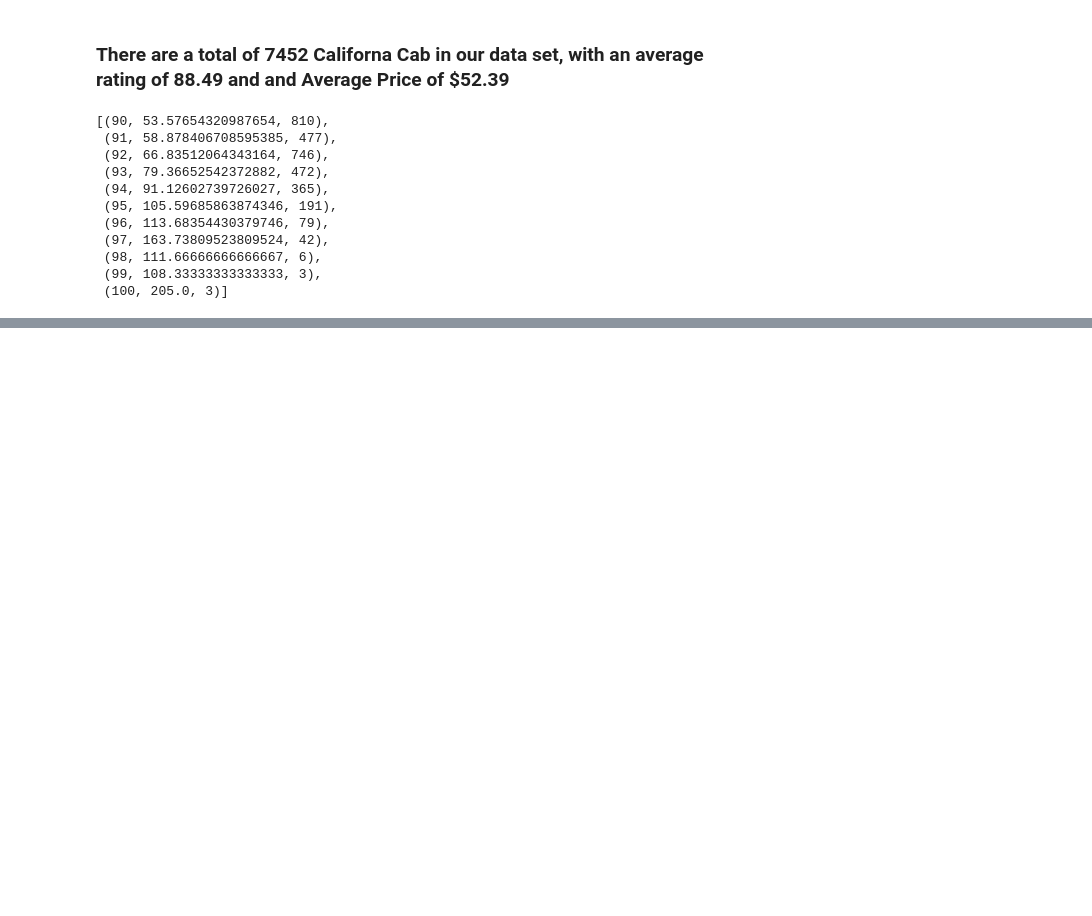
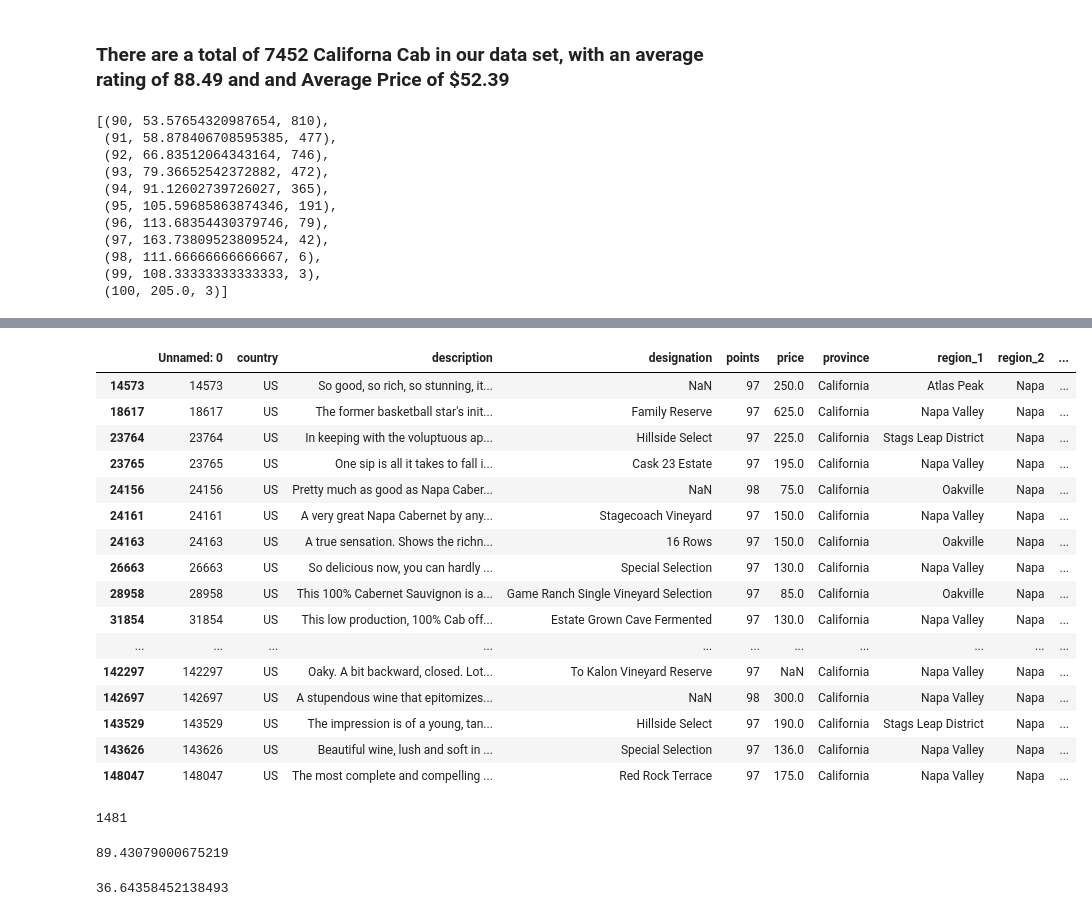
Before and after one commit to schoentr/wine, a Jupyter notebook: Wine-review-0.9.ipynb, the cells around one changed output, grey strips where cells are left out. Drawn from its saved outputs; the diff is of its cells as text; code cells hidden in the pictures; blank space fills up the shorter version.

```diff
--- a/Wine-review-0.9.ipynb
+++ b/Wine-review-0.9.ipynb
@@ -85,0 +65,21 @@ cali_cab
+# %%
+cali_cab_99 =cali_cab[ cali_cab.points >= 97]
+cali_cab_99
+# %% [output]
+|  | Unnamed: 0 | country | description | designation | points | price | province | region_1 | region_2 | ... |
+| 14573 | 14573 | US | So good, so rich, so stunning, it... | NaN | 97 | 250.0 | California | Atlas Peak | Napa | ... |
+| 18617 | 18617 | US | The former basketball star's init... | Family Reserve | 97 | 625.0 | California | Napa Valley | Napa | ... |
+| 23764 | 23764 | US | In keeping with the voluptuous ap... | Hillside Select | 97 | 225.0 | California | Stags Leap District | Napa | ... |
+| 23765 | 23765 | US | One sip is all it takes to fall i... | Cask 23 Estate | 97 | 195.0 | California | Napa Valley | Napa | ... |
+| 24156 | 24156 | US | Pretty much as good as Napa Caber... | NaN | 98 | 75.0 | California | Oakville | Napa | ... |
+| 24161 | 24161 | US | A very great Napa Cabernet by any... | Stagecoach Vineyard | 97 | 150.0 | California | Napa Valley | Napa | ... |
+| 24163 | 24163 | US | A true sensation. Shows the richn... | 16 Rows | 97 | 150.0 | California | Oakville | Napa | ... |
+| 26663 | 26663 | US | So delicious now, you can hardly ... | Special Selection | 97 | 130.0 | California | Napa Valley | Napa | ... |
+| 28958 | 28958 | US | This 100% Cabernet Sauvignon is a... | Game Ranch Single Vineyard Selection | 97 | 85.0 | California | Oakville | Napa | ... |
+| 31854 | 31854 | US | This low production, 100% Cab off... | Estate Grown Cave Fermented | 97 | 130.0 | California | Napa Valley | Napa | ... |
+| ... | ... | ... | ... | ... | ... | ... | ... | ... | ... | ... |
+| 142297 | 142297 | US | Oaky. A bit backward, closed. Lot... | To Kalon Vineyard Reserve | 97 | NaN | California | Napa Valley | Napa | ... |
+| 142697 | 142697 | US | A stupendous wine that epitomizes... | NaN | 98 | 300.0 | California | Napa Valley | Napa | ... |
+| 143529 | 143529 | US | The impression is of a young, tan... | Hillside Select | 97 | 190.0 | California | Stags Leap District | Napa | ... |
+| 143626 | 143626 | US | Beautiful wine, lush and soft in ... | Special Selection | 97 | 136.0 | California | Napa Valley | Napa | ... |
+| 148047 | 148047 | US | The most complete and compelling ... | Red Rock Terrace | 97 | 175.0 | California | Napa Valley | Napa | ... |
@@ -85,0 +89,15 @@ cali_cab
+# %%
+wash_cab_count=wash_cab.country.count()
+wash_cab_count
+# %% [output]
+1481
+# %%
+# What is the average rating?
+wash_cab.points.mean()
+# %% [output]
+89.43079000675219
+# %%
+# What is the average price?
+wash_cab.price.mean()
+# %% [output]
+36.64358452138493
```
Also changed, not shown: parts of 4 cells of this notebook.
